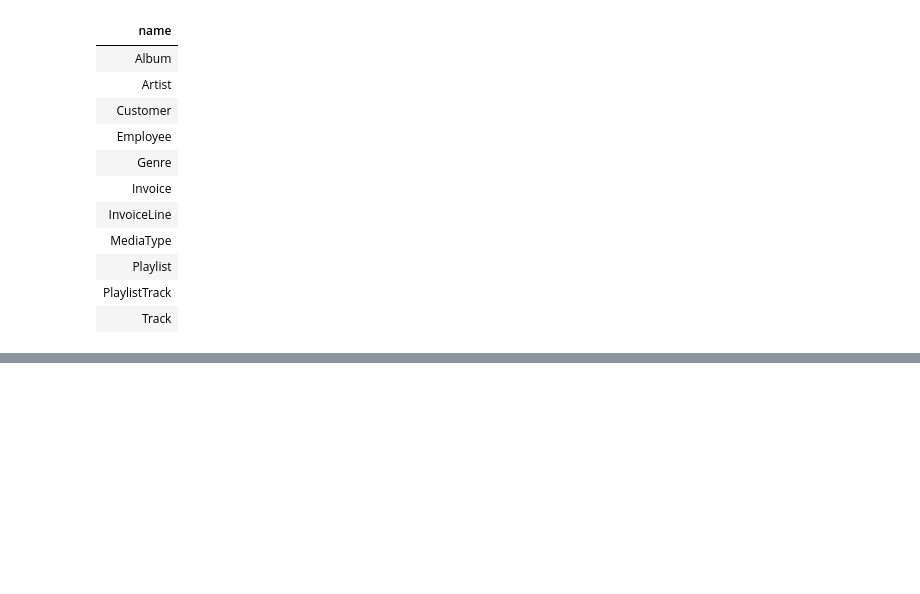
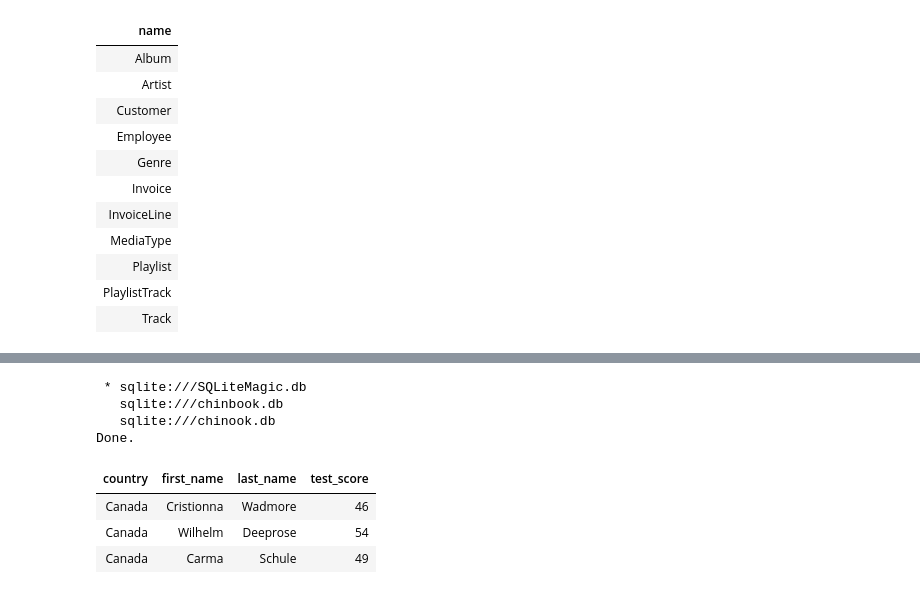
Before and after one commit to alirezaghorbani1983/data_engineering, a Jupyter notebook: PYTHON_SQL_.ipynb, the cells around one changed output, grey strips where cells are left out. Cells and saved outputs as stored; diff of their text form; code cells hidden in the pictures; blank space fills up the shorter version.

```diff
--- a/PYTHON_SQL_.ipynb
+++ b/PYTHON_SQL_.ipynb
@@ -259,0 +421,12 @@ Done.
+# %%
+country = "Canada"
+%sql select * from INTERNATIONAL_STUDENT_TEST_SCORES where country = :country
+# %% [output]
+ * sqlite:///SQLiteMagic.db
+   sqlite:///chinbook.db
+   sqlite:///chinook.db
+Done.
+| country | first_name | last_name | test_score |
+| Canada | Cristionna | Wadmore | 46 |
+| Canada | Wilhelm | Deeprose | 54 |
+| Canada | Carma | Schule | 49 |
```
Also changed, not shown: parts of 6 cells of this notebook, 1 other file.
